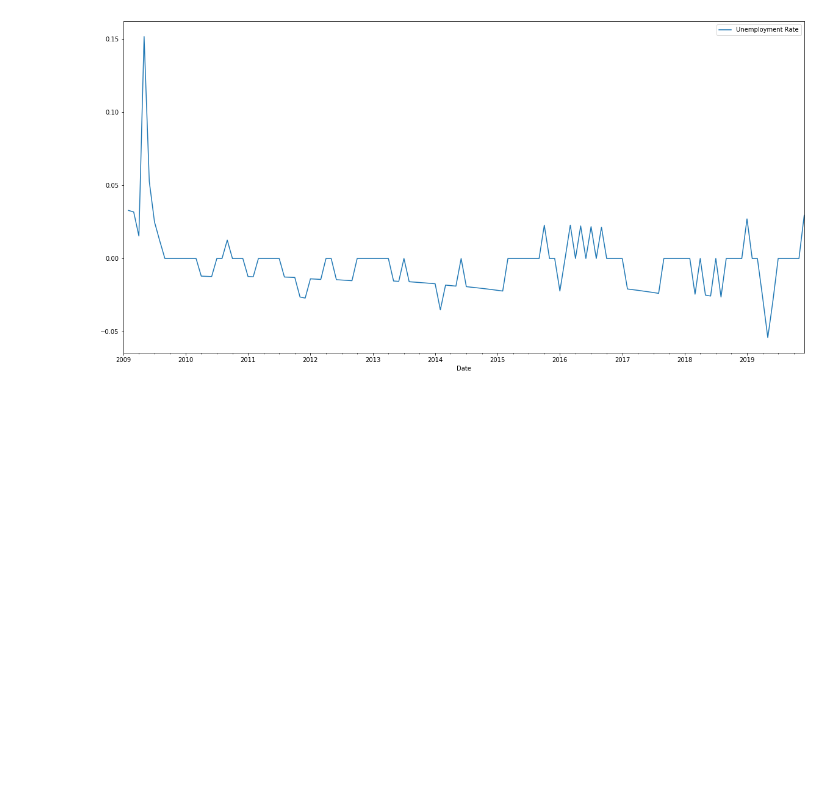
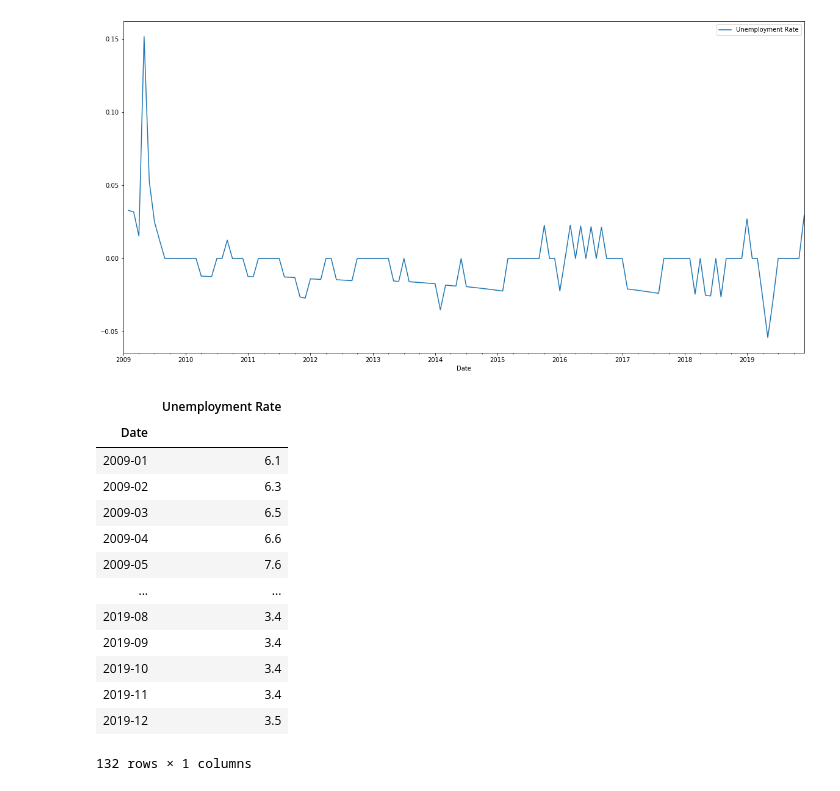
Before and after one commit to treyhunold/project_1, a Jupyter notebook: uneployment_texas_df.ipynb, the cells around one changed output. Cells and saved outputs as stored; diff of their text form; code cells hidden in the pictures; blank space fills up the shorter version.

Commit message:
Created wti oil index notebook and cleaned the data.

```diff
--- a/uneploymentdf.ipynb
+++ b/uneployment_texas_df.ipynb
@@ -67,3 +67,27 @@ unemployment_rate_df.pct_change().plot(kind='line', figsize=(20,10))
 # %% [output]
 <matplotlib.axes._subplots.AxesSubplot at 0x...>
 [figure]
+# %%
+unemployment_rate_df = unemployment_rate_df.reset_index()
+unemployment_rate_df['Date'] = unemployment_rate_df['Date'].apply(lambda x: x.strftime('%Y-%m'))
+# %%
+unemployment_rate_df.reset_index(inplace=True)
+# %%
+unemployment_rate_df.set_index('Date', inplace=True)
+# %%
+unemployment_rate_df.drop(['index'], axis=1)
+# %% [output]
+|  | Unemployment Rate |
+| Date |  |
+| 2009-01 | 6.1 |
+| 2009-02 | 6.3 |
+| 2009-03 | 6.5 |
+| 2009-04 | 6.6 |
+| 2009-05 | 7.6 |
+| ... | ... |
+| 2019-08 | 3.4 |
+| 2019-09 | 3.4 |
+| 2019-10 | 3.4 |
+| 2019-11 | 3.4 |
+| 2019-12 | 3.5 |
+132 rows × 1 columns
```
Also changed, not shown: 1 other file.
